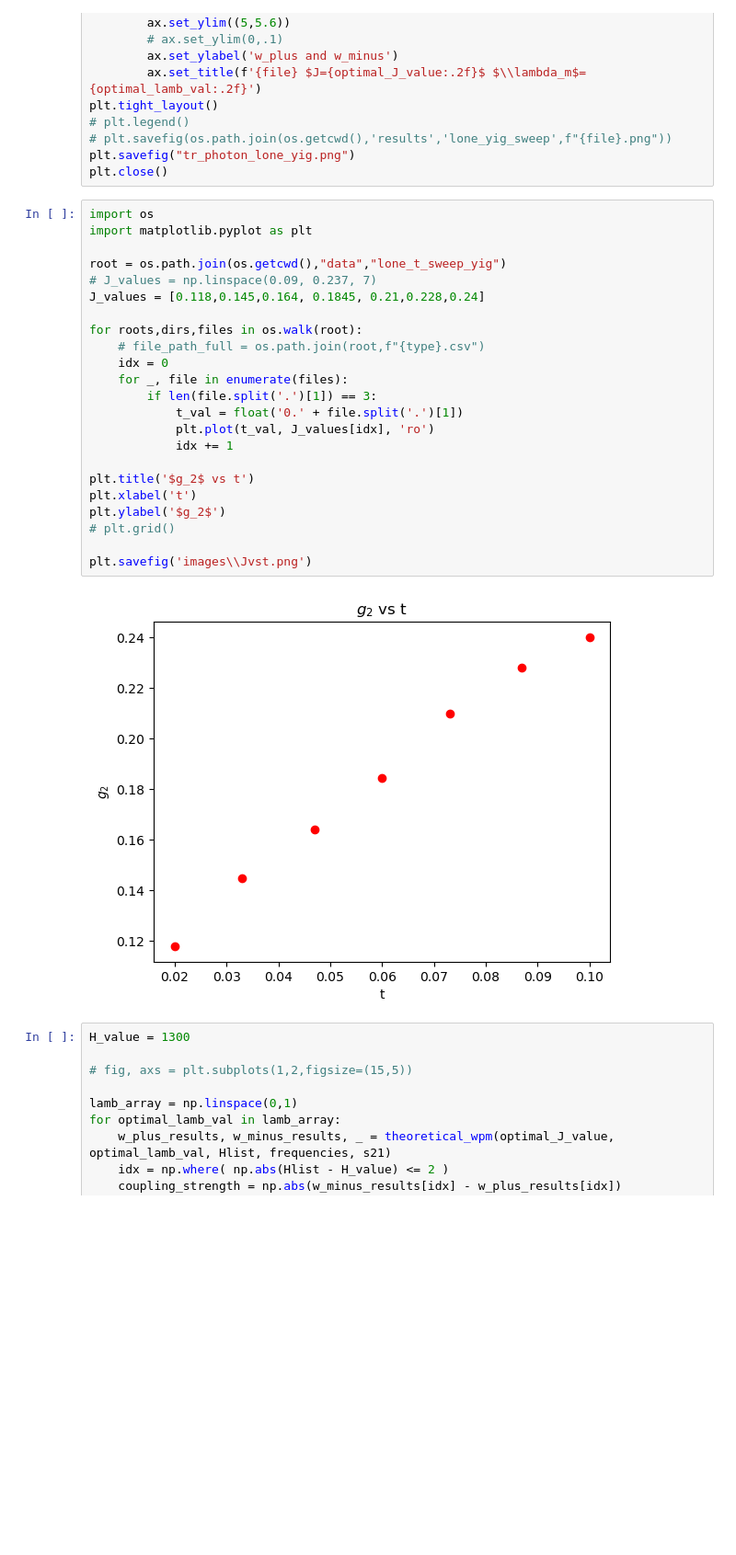
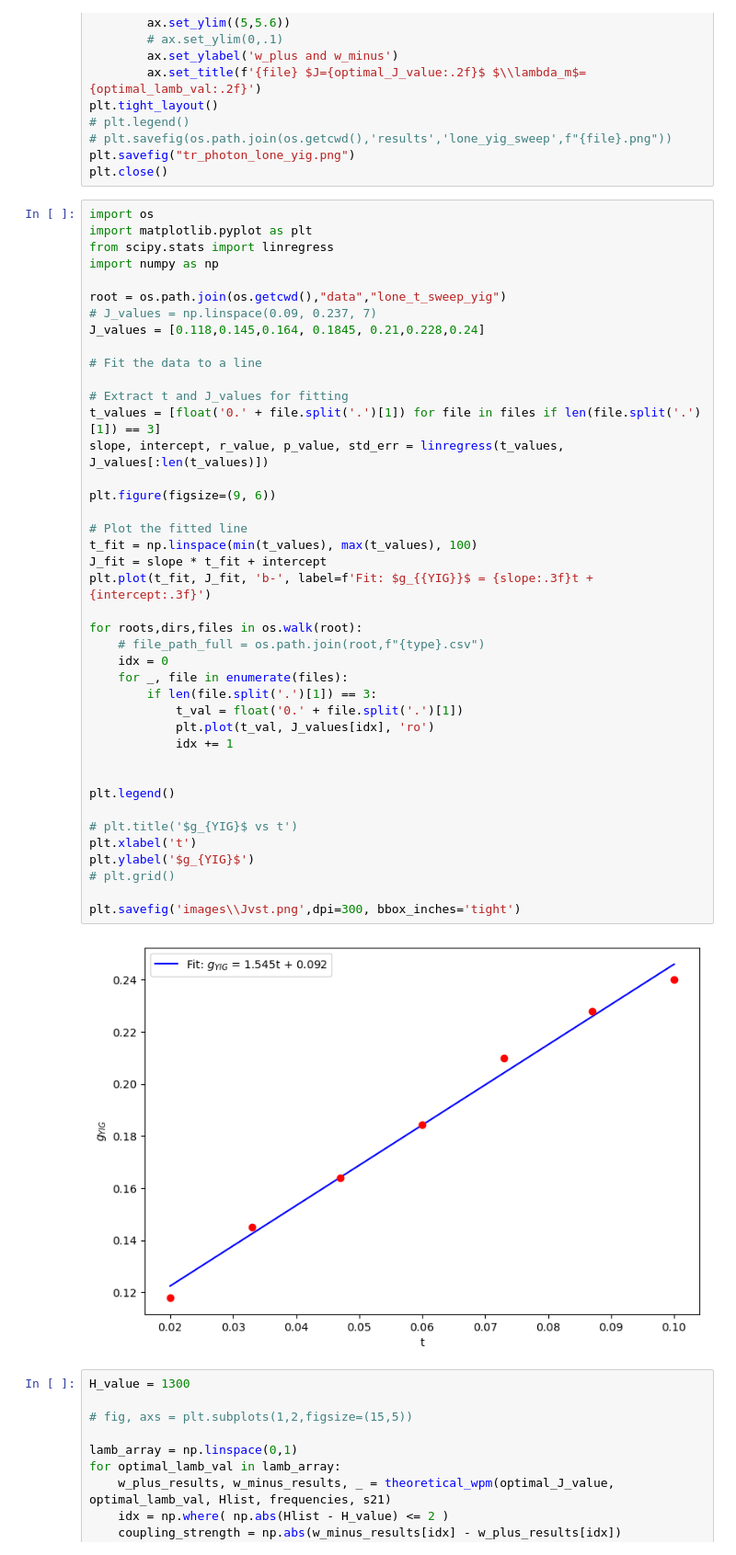
Before and after one commit to FazinHan/cavityCoupling, a Jupyter notebook: Purcelleffect.ipynb, the cells around one changed output. Shown at 92% size. Cells and saved outputs as stored; diff of their text form; blank space fills up the shorter version.

```diff
--- a/Purcelleffect.ipynb
+++ b/Purcelleffect.ipynb
@@ -300,28 +300,46 @@ plt.close()
 # %%
 import os
 import matplotlib.pyplot as plt
+from scipy.stats import linregress
+import numpy as np
 
 root = os.path.join(os.getcwd(),"data","lone_t_sweep_yig")
 # J_values = np.linspace(0.09, 0.237, 7)
 J_values = [0.118,0.145,0.164, 0.1845, 0.21,0.228,0.24]
+
+# Fit the data to a line
+
+# Extract t and J_values for fitting
+t_values = [float('0.' + file.split('.')[1]) for file in files if len(file.split('.')[1]) == 3]
+slope, intercept, r_value, p_value, std_err = linregress(t_values, J_values[:len(t_values)])
+
+plt.figure(figsize=(9, 6))
+
+# Plot the fitted line
+t_fit = np.linspace(min(t_values), max(t_values), 100)
+J_fit = slope * t_fit + intercept
+plt.plot(t_fit, J_fit, 'b-', label=f'Fit: $g_{{YIG}}$ = {slope:.3f}t + {intercept:.3f}')
 
 for roots,dirs,files in os.walk(root):
     # file_path_full = os.path.join(root,f"{type}.csv")
     idx = 0
     for _, file in enumerate(files):
         if len(file.split('.')[1]) == 3:
             t_val = float('0.' + file.split('.')[1])
             plt.plot(t_val, J_values[idx], 'ro')
             idx += 1
 
-plt.title('$g_2$ vs t')
+
+plt.legend()
+
+# plt.title('$g_{YIG}$ vs t')
 plt.xlabel('t')
-plt.ylabel('$g_2$')
+plt.ylabel('$g_{YIG}$')
 # plt.grid()
 
-plt.savefig('images\\Jvst.png')
+plt.savefig('images\\Jvst.png',dpi=300, bbox_inches='tight')
 # %% [output]
-[figure, old version]
+[figure, new version]
 # %%
 H_value = 1300
 
```
Also changed, not shown: 10 other files.
